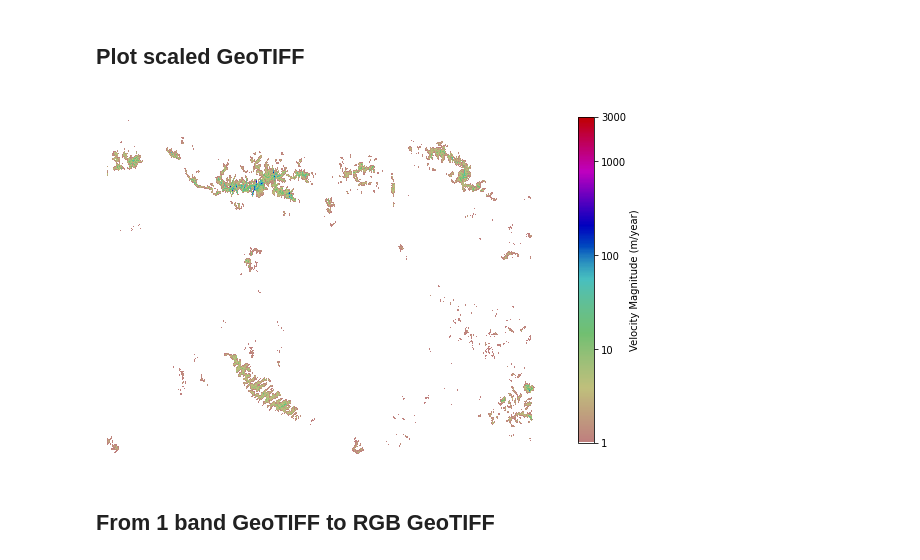
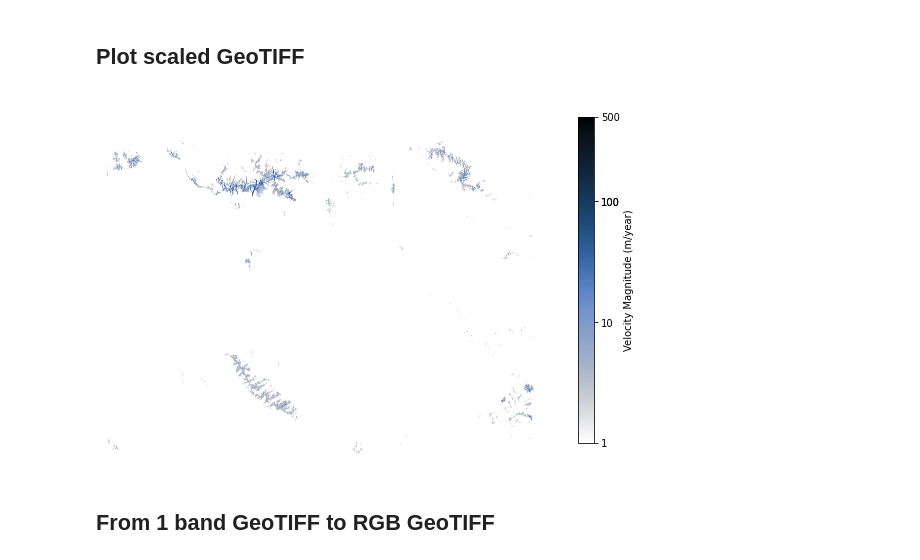
Before and after one commit to jbbarre/WorldwideGlaciers, a Jupyter notebook: tiles/GeoTIFF_to_RGBa_GeoTIFF.ipynb, the cells around one changed output. Cells and saved outputs as stored; diff of their text form; code cells hidden in the pictures.

```diff
--- a/tiles/rbg_geotiff.ipynb
+++ b/tiles/GeoTIFF_to_RGBa_GeoTIFF.ipynb
@@ -63,20 +64,20 @@ rgb[0, :] = 1
 cmap = colors.ListedColormap(rgb, name='velocity')
 # %%
 plt.figure(figsize=(10,12))
-fig = plt.imshow(scaled_ds, origin='lower', cmap=cmap)
+fig = plt.imshow(scaled_ds, origin='lower', cmap=cm.oslo_r)
 # plt.title(file_in)
 # Hide the axes and remove the space around them
 plt.axis('off')
 fig.axes.get_xaxis().set_visible(False)
 fig.axes.get_yaxis().set_visible(False)
-tickval = [1, 10, 100, 1000, 3000]
+tickval = [1, 10, 100, 100, 500]
 t = np.log(tickval)
 cb = plt.colorbar(fig, ticks=255*(t - t[0])/(t[-1] - t[0]), shrink=0.5)
 cb.set_label('Velocity Magnitude (m/year)')
 cb.ax.set_yticklabels(tickval)
 plt.show()
 # %% [output]
-[figure, old version]
+[figure, new version]
 # %% [markdown]
 ## From 1 band GeoTIFF to RGB GeoTIFF
 # %%
```
Also changed, not shown: parts of 5 cells of this notebook, 8 other files.
